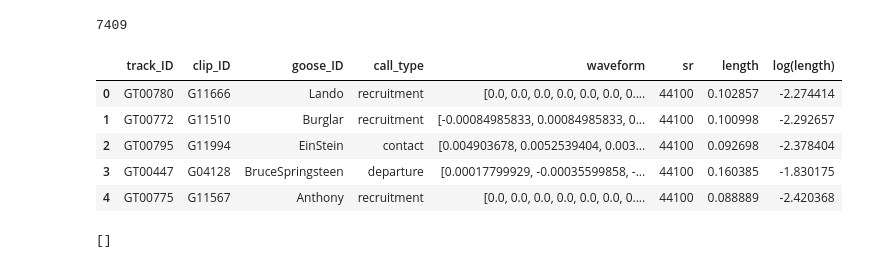
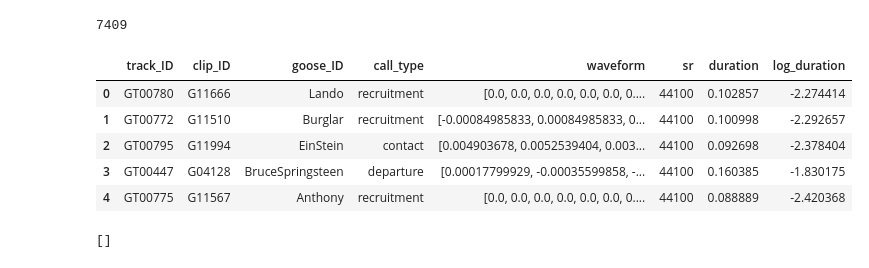
Before and after one commit to lgies23/GooseVocalizations---Thesis-code, a Jupyter notebook: gooseCallClustering.ipynb, the cells around one changed output. Saved outputs shown, nothing was run; the diff lists cells and outputs as text; code cells hidden in the pictures.

```diff
--- a/gooseCallClustering.ipynb
+++ b/gooseCallClustering.ipynb
@@ -92,11 +93,11 @@ len(calls_df)
 # %% [output]
 7409
 # %%
-calls_df['length'] = calls_df.apply(lambda row: len(row['waveform']) / row['sr'], axis=1)
-calls_df['log(length)'] = calls_df.apply(lambda row: np.log(row['length']), axis=1)
+calls_df['duration'] = calls_df.apply(lambda row: len(row['waveform']) / row['sr'], axis=1)
+calls_df['log_duration'] = calls_df.apply(lambda row: np.log(row['duration']), axis=1)
 calls_df.head()
 # %% [output]
-|  | track_ID | clip_ID | goose_ID | call_type | waveform | sr | length | log(length) |
+|  | track_ID | clip_ID | goose_ID | call_type | waveform | sr | duration | log_duration |
 | 0 | GT00780 | G11666 | Lando | recruitment | [0.0, 0.0, 0.0, 0.0, 0.0, 0.0, 0.... | 44100 | 0.102857 | -2.274414 |
 | 1 | GT00772 | G11510 | Burglar | recruitment | [-0.00084985833, 0.00084985833, 0... | 44100 | 0.100998 | -2.292657 |
 | 2 | GT00795 | G11994 | EinStein | contact | [0.004903678, 0.0052539404, 0.003... | 44100 | 0.092698 | -2.378404 |
```
Also changed, not shown: parts of 19 cells of this notebook.
